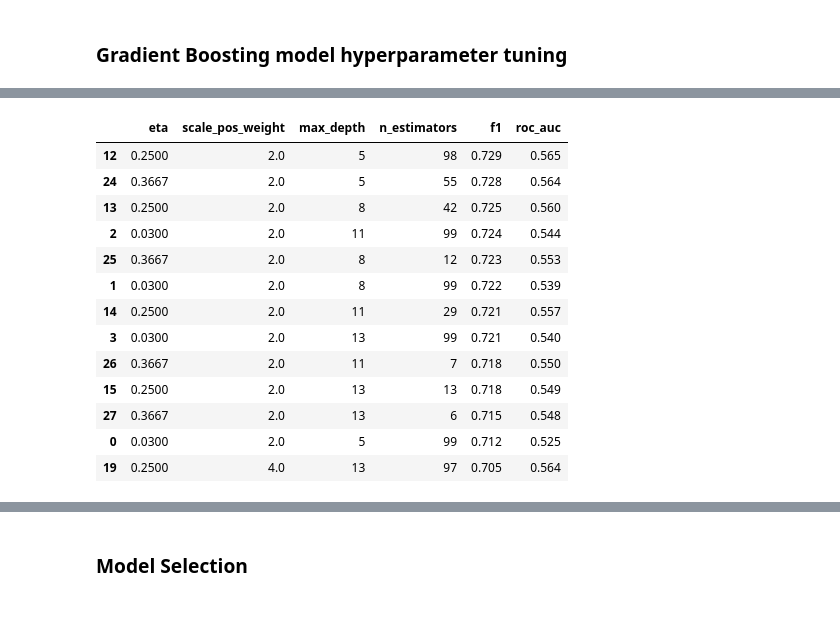
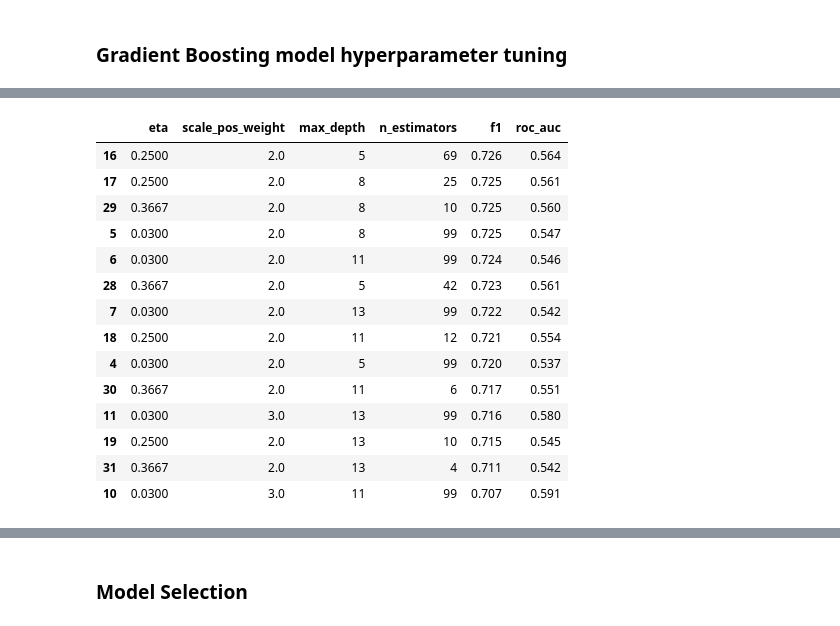
Before and after one commit to julrichkieffer/portfolio-data-science, a Jupyter notebook: 04 vehicle loan default/notebook.ipynb, the cells around one changed output, grey strips where cells are left out. Saved outputs shown, nothing was run; the diff lists cells and outputs as text; code cells hidden in the pictures.

```diff
--- a/04 vehicle loan default/notebook.ipynb
+++ b/04 vehicle loan default/notebook.ipynb
@@ -2055,10 +1994,14 @@ best_result |= {
     'model': DecisionTreeClassifier(
         criterion       = best_result['criterion'],
         class_weight    = best_result['class_weight'],
-        max_depth       = best_result['max_depth'],
+        max_depth       = int( best_result['max_depth'] ),
         random_state    = seed,
         min_samples_leaf= 10),
-    'vectorizer': dv,
+    'vectorizer': None, # DictVectorizer(sparse=False),
+    'fitter': lambda model, vectorizer, train, y_train, test, y_test:
+        model.fit(train, y_train),
+    'predicter': lambda model, vectorizer, test:
+        model.predict(test)
 }
 
 best_tuning |= { 'decision_tree': best_result }
@@ -2137,19 +2072,23 @@ best_result = (pd.DataFrame(scores, columns=['criterion', 'class_weight', 'max_d
     .to_dict()
 )
 
-best_result['model'] = RandomForestClassifier(
-    criterion       = best_result['criterion'],
-    class_weight    = best_result['class_weight'],
-    max_depth       = best_result['max_depth'],
-    n_estimators    = best_result['estimators'],
-    random_state    = seed,
-    min_samples_leaf= 10,
-    n_jobs          = -1)
-best_result['vectorizer'] = dv
-
-best_tuning |= {
-    'random_forest': best_result,
+best_result |= {
+    'model': RandomForestClassifier(
+        criterion       = best_result['criterion'],
+        class_weight    = best_result['class_weight'],
+        max_depth       = int( best_result['max_depth'] ),
+        n_estimators    = int( best_result['estimators'] ),
+        random_state    = seed,
+        min_samples_leaf= 10,
+        n_jobs          = -1),
+    'vectorizer': None, # DictVectorizer(sparse=False),
+    'fitter': lambda model, vectorizer, train, y_train, test, y_test:
+        model.fit(train, y_train),
+    'predicter': lambda model, vectorizer, test:
+        model.predict(test)
 }
 
+best_tuning |= { 'random_forest': best_result }
+
 print(f'{ best_tuning = }')
 # %% [output]
@@ -2166,7 +2117,7 @@ criterion='entropy',
 scores = []
 
 for eta in boost_eta_range:
-    for weights in [ 2 * weight[1] for weight in weights_range if not isinstance(weight, str)]:
+    for weights in [ weight[1] for weight in weights_range if not isinstance(weight, str)]:
         for depth in tqdm( max_depth_range , desc=f'{eta=}, {weights=}'):
             model = xgb.XGBClassifier(  objective               = 'binary:logistic',
                                         learning_rate           = eta,
@@ -2181,7 +2132,7 @@ for eta in boost_eta_range:
                                         # colsample_bynode        =None,
                                         colsample_bytree        = 0.8,
                                         # device                  =None,
-                                        # enable_categorical      =False,
+                                        enable_categorical      = True,
                                         # eval_metric             =None,
                                         # feature_types           =None,
                                         # gamma                   =None,
@@ -2204,7 +2155,7 @@ for eta in boost_eta_range:
                                         random_state            = seed,
                                         early_stopping_rounds   = 50,
                                         n_jobs                  = -1)
-            model.fit(df_train, y_train,eval_set                = [ (df_train, y_train),  (df_val  , y_val) ],
+            model.fit(df_train, y_train,eval_set                = [ (df_val  , y_val) ], # (df_train, y_train),
                                         verbose                 = False)
             y_pred = model.predict(df_val)
 
@@ -2227,18 +2178,19 @@ Wall time: 8min 48s
 [interactive output not drawn]
 |  | eta | scale_pos_weight | max_depth | n_estimators | f1 | roc_auc |
-| 12 | 0.2500 | 2.0 | 5 | 98 | 0.729 | 0.565 |
-| 24 | 0.3667 | 2.0 | 5 | 55 | 0.728 | 0.564 |
-| 13 | 0.2500 | 2.0 | 8 | 42 | 0.725 | 0.560 |
-| 2 | 0.0300 | 2.0 | 11 | 99 | 0.724 | 0.544 |
-| 25 | 0.3667 | 2.0 | 8 | 12 | 0.723 | 0.553 |
-| 1 | 0.0300 | 2.0 | 8 | 99 | 0.722 | 0.539 |
-| 14 | 0.2500 | 2.0 | 11 | 29 | 0.721 | 0.557 |
-| 3 | 0.0300 | 2.0 | 13 | 99 | 0.721 | 0.540 |
-| 26 | 0.3667 | 2.0 | 11 | 7 | 0.718 | 0.550 |
-| 15 | 0.2500 | 2.0 | 13 | 13 | 0.718 | 0.549 |
-| 27 | 0.3667 | 2.0 | 13 | 6 | 0.715 | 0.548 |
-| 0 | 0.0300 | 2.0 | 5 | 99 | 0.712 | 0.525 |
-| 19 | 0.2500 | 4.0 | 13 | 97 | 0.705 | 0.564 |
+| 16 | 0.2500 | 2.0 | 5 | 69 | 0.726 | 0.564 |
+| 17 | 0.2500 | 2.0 | 8 | 25 | 0.725 | 0.561 |
+| 29 | 0.3667 | 2.0 | 8 | 10 | 0.725 | 0.560 |
+| 5 | 0.0300 | 2.0 | 8 | 99 | 0.725 | 0.547 |
+| 6 | 0.0300 | 2.0 | 11 | 99 | 0.724 | 0.546 |
+| 28 | 0.3667 | 2.0 | 5 | 42 | 0.723 | 0.561 |
+| 7 | 0.0300 | 2.0 | 13 | 99 | 0.722 | 0.542 |
+| 18 | 0.2500 | 2.0 | 11 | 12 | 0.721 | 0.554 |
+| 4 | 0.0300 | 2.0 | 5 | 99 | 0.720 | 0.537 |
+| 30 | 0.3667 | 2.0 | 11 | 6 | 0.717 | 0.551 |
+| 11 | 0.0300 | 3.0 | 13 | 99 | 0.716 | 0.580 |
+| 19 | 0.2500 | 2.0 | 13 | 10 | 0.715 | 0.545 |
+| 31 | 0.3667 | 2.0 | 13 | 4 | 0.711 | 0.542 |
+| 10 | 0.0300 | 3.0 | 11 | 99 | 0.707 | 0.591 |
 # %%
 best_result = (pd.DataFrame(scores, columns=['eta', 'scale_pos_weight', 'max_depth', 'n_estimators', 'f1', 'roc_auc'])
     .sort_values(by=['f1', 'roc_auc'], ascending=[False, False])
```
Also changed, not shown: parts of 65 cells of this notebook.
